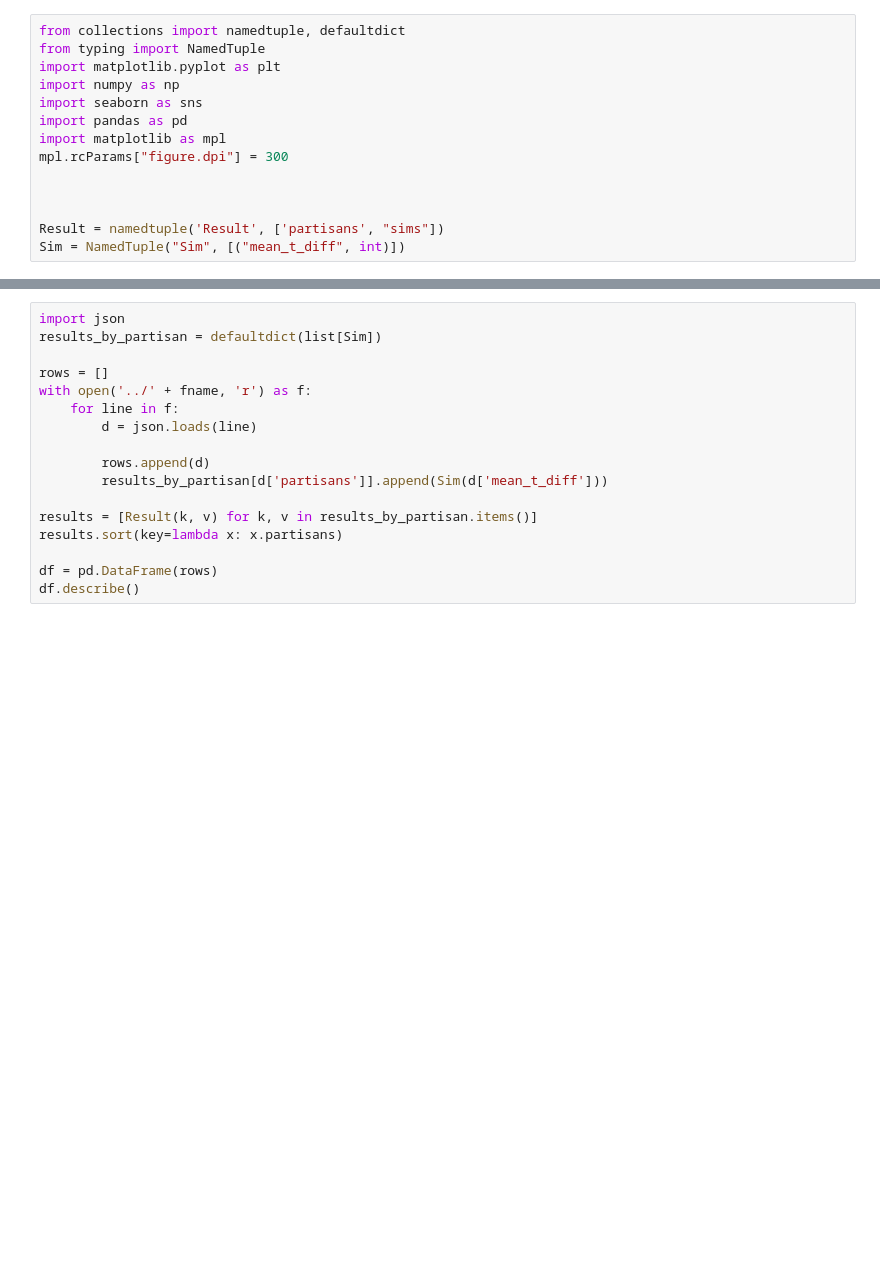
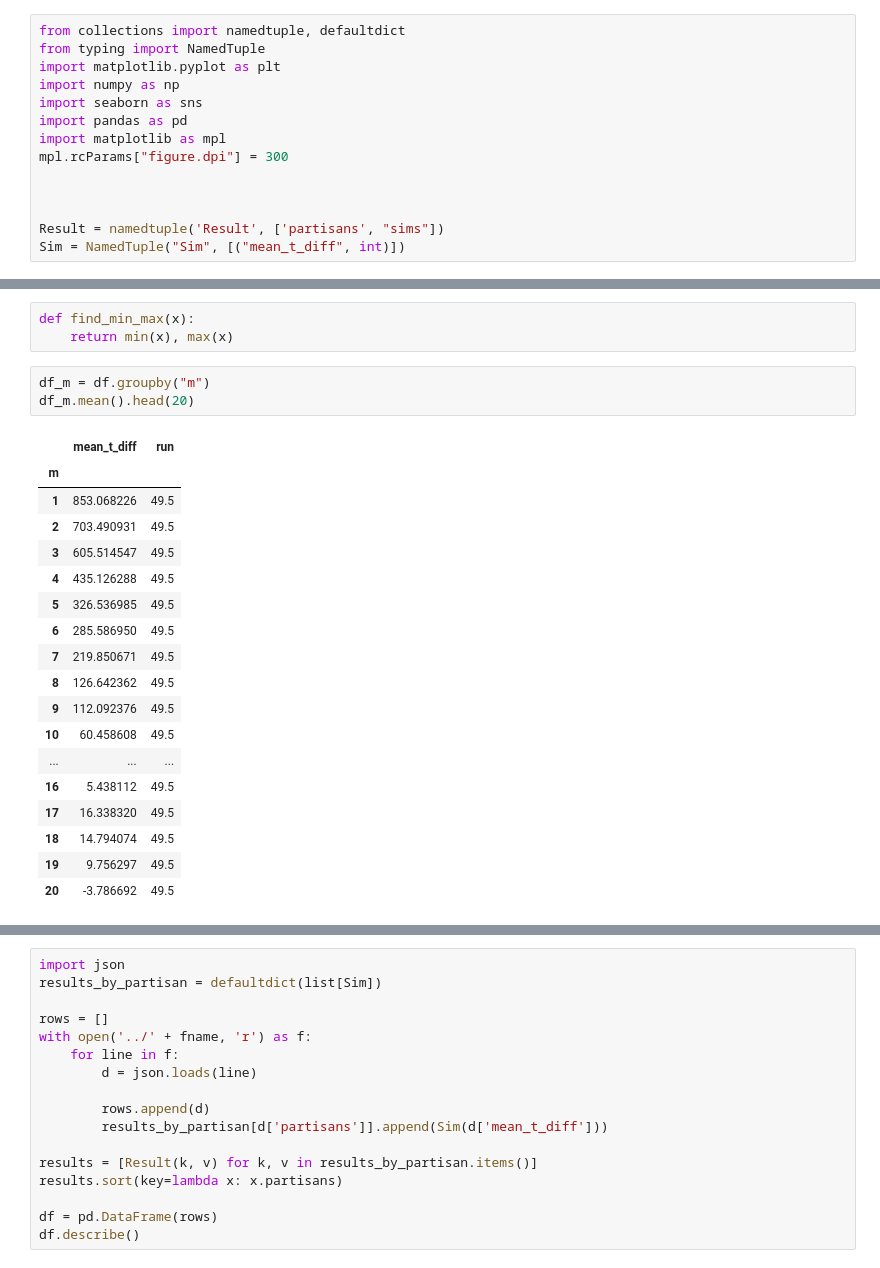
Before and after one commit to YutongB/Opinion-Dynamics, a Jupyter notebook: notebooks/fracpartisan-sim.ipynb, the cells around one changed output, grey strips where cells are left out. Cells and saved outputs as stored; diff of their text form; blank space fills up the shorter version.

```diff
--- a/notebooks/fracpartisan-sim.ipynb
+++ b/notebooks/fracpartisan-sim.ipynb
@@ -16,0 +48,25 @@ fname = 'output/bigexperiment-opponents-nomean-2022_10_05-10_33_38.log'
+# %%
+def find_min_max(x):
+    return min(x), max(x)
+# %%
+df_m = df.groupby("m")
+df_m.mean().head(20)
+# %% [output]
+|  | mean_t_diff | run |
+| m |  |  |
+| 1 | 853.068226 | 49.5 |
+| 2 | 703.490931 | 49.5 |
+| 3 | 605.514547 | 49.5 |
+| 4 | 435.126288 | 49.5 |
+| 5 | 326.536985 | 49.5 |
+| 6 | 285.586950 | 49.5 |
+| 7 | 219.850671 | 49.5 |
+| 8 | 126.642362 | 49.5 |
+| 9 | 112.092376 | 49.5 |
+| 10 | 60.458608 | 49.5 |
+| ... | ... | ... |
+| 16 | 5.438112 | 49.5 |
+| 17 | 16.338320 | 49.5 |
+| 18 | 14.794074 | 49.5 |
+| 19 | 9.756297 | 49.5 |
+| 20 | -3.786692 | 49.5 |
```
Also changed, not shown: parts of 3 cells of this notebook, 8 other files.
